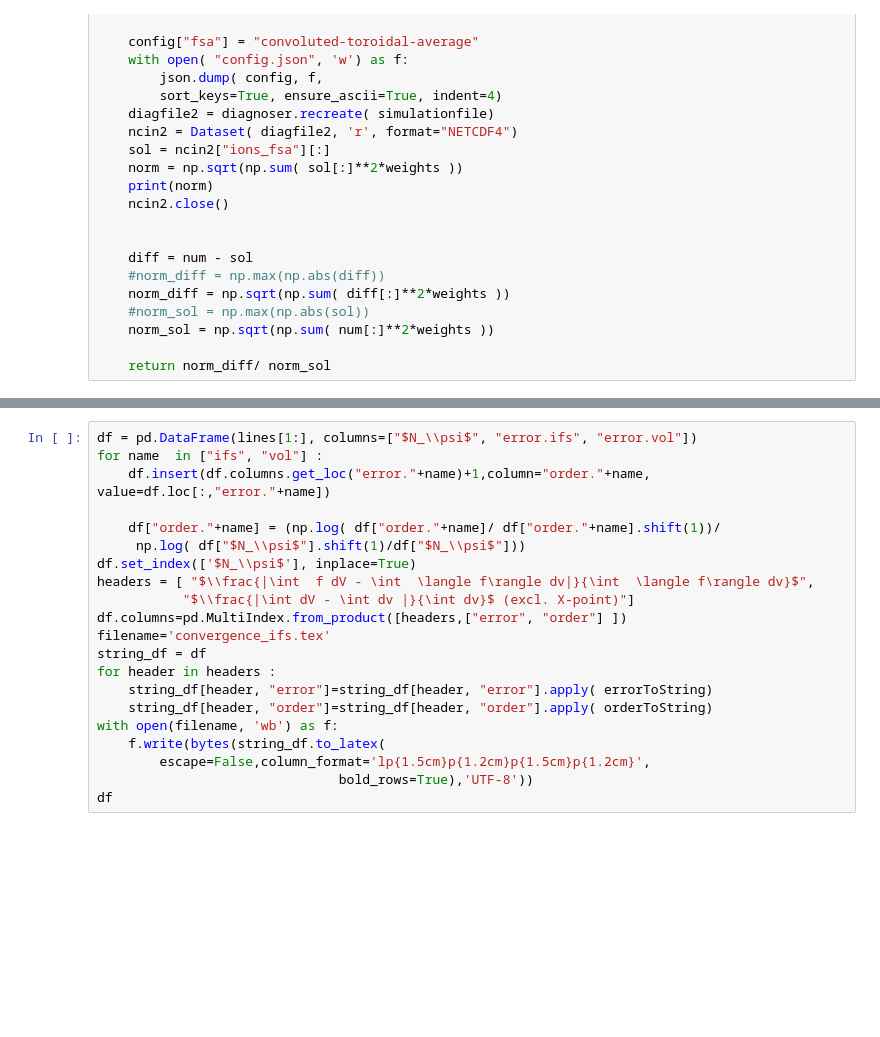
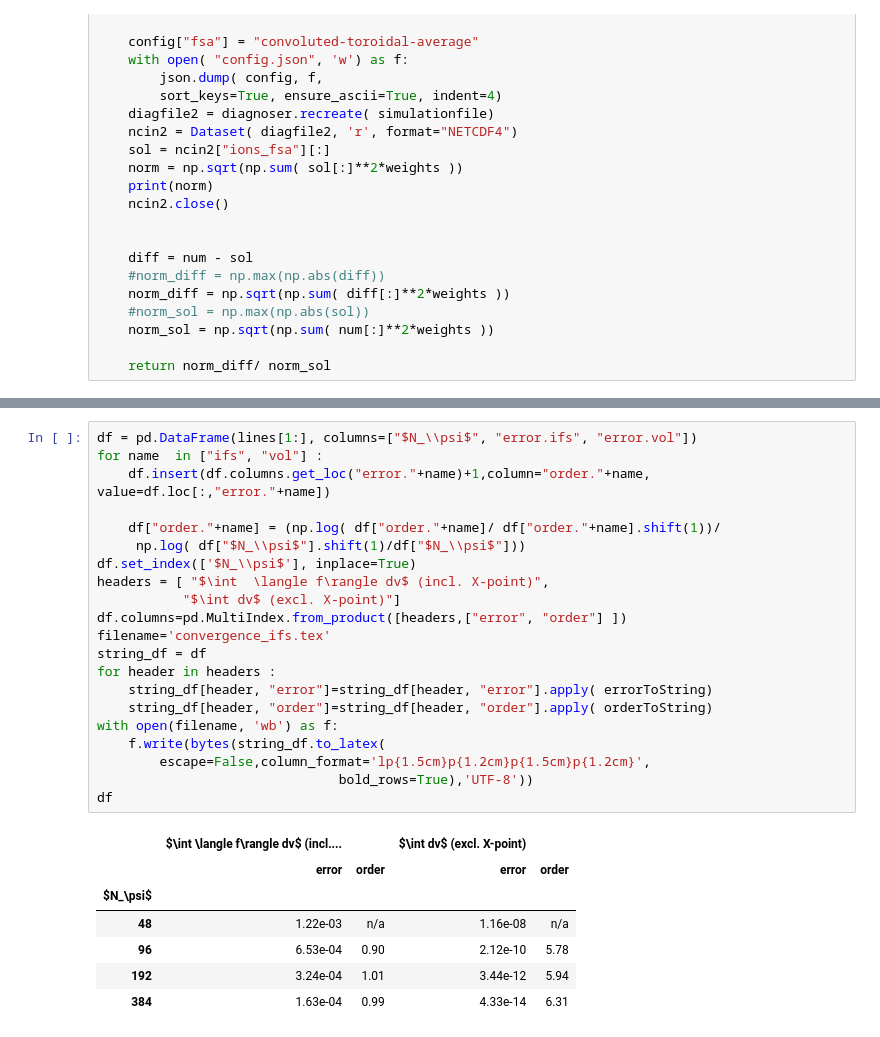
Before and after one commit to mwiesenberger/averages, a Jupyter notebook: toroidal-averages.ipynb, the cells around one changed output, grey strips where cells are left out. Drawn from its saved outputs; the diff is of its cells as text; blank space fills up the shorter version.

```diff
--- a/toroidal-averages.ipynb
+++ b/toroidal-averages.ipynb
@@ -669,24 +727,32 @@ for Npsi in [8,16,32,64,128] :
 # %%
 df = pd.DataFrame(lines[1:], columns=["$N_\\psi$", "error.ifs", "error.vol"])
 for name  in ["ifs", "vol"] :
     df.insert(df.columns.get_loc("error."+name)+1,column="order."+name, value=df.loc[:,"error."+name])
 
     df["order."+name] = (np.log( df["order."+name]/ df["order."+name].shift(1))/
      np.log( df["$N_\\psi$"].shift(1)/df["$N_\\psi$"]))
 df.set_index(['$N_\\psi$'], inplace=True)
-headers = [ "$\\frac{|\int  f dV - \int  \langle f\rangle dv|}{\int  \langle f\rangle dv}$",
-           "$\\frac{|\int dV - \int dv |}{\int dv}$ (excl. X-point)"]
+headers = [ "$\int  \langle f\rangle dv$ (incl. X-point)",
+           "$\int dv$ (excl. X-point)"]
 df.columns=pd.MultiIndex.from_product([headers,["error", "order"] ])
 filename='convergence_ifs.tex'
 string_df = df
 for header in headers :
     string_df[header, "error"]=string_df[header, "error"].apply( errorToString)
     string_df[header, "order"]=string_df[header, "order"].apply( orderToString)
 with open(filename, 'wb') as f:
     f.write(bytes(string_df.to_latex(
         escape=False,column_format='lp{1.5cm}p{1.2cm}p{1.5cm}p{1.2cm}',
                                bold_rows=True),'UTF-8'))
 df
+# %% [output]
+|  | $\int \langle f\rangle dv$ (incl.... |  | $\int dv$ (excl. X-point) |  |
+|  | error | order | error | order |
+| $N_\psi$ |  |  |  |  |
+| 48 | 1.22e-03 | n/a | 1.16e-08 | n/a |
+| 96 | 6.53e-04 | 0.90 | 2.12e-10 | 5.78 |
+| 192 | 3.24e-04 | 1.01 | 3.44e-12 | 5.94 |
+| 384 | 1.63e-04 | 0.99 | 4.33e-14 | 6.31 |
 # %%
 # Here, we create a comparison of area and arc length computation
 lines2 = list()
```
Also changed, not shown: parts of 7 cells of this notebook, 2 other files.
